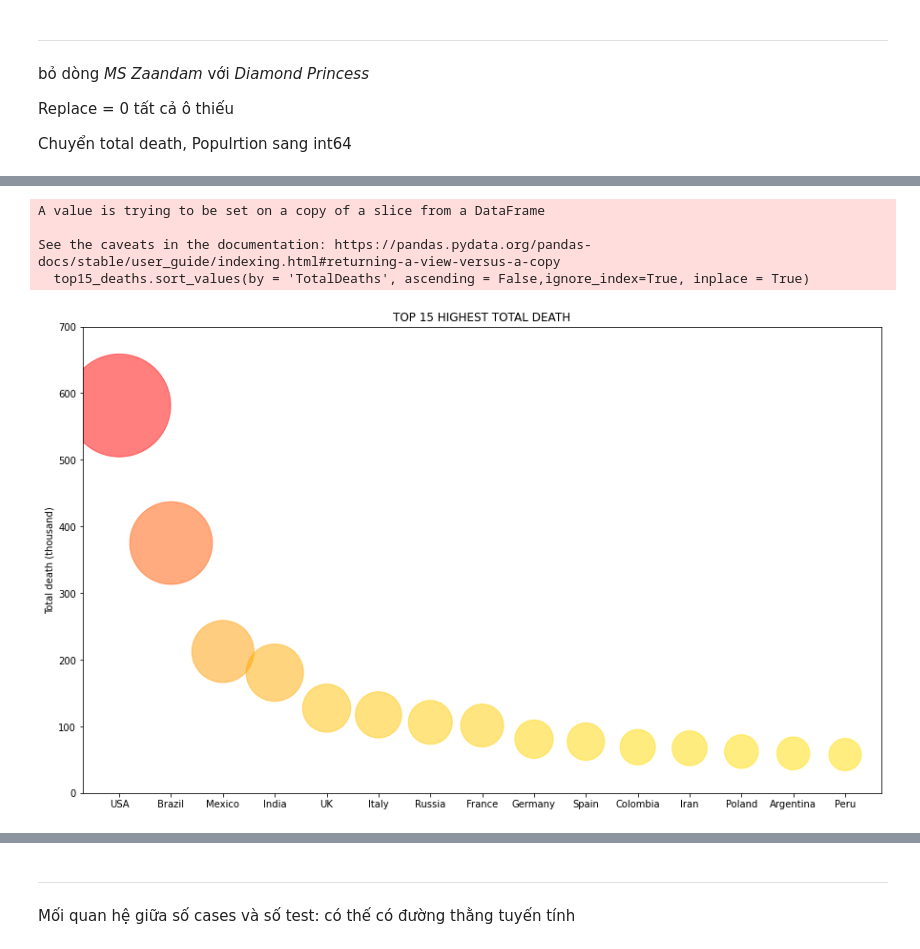
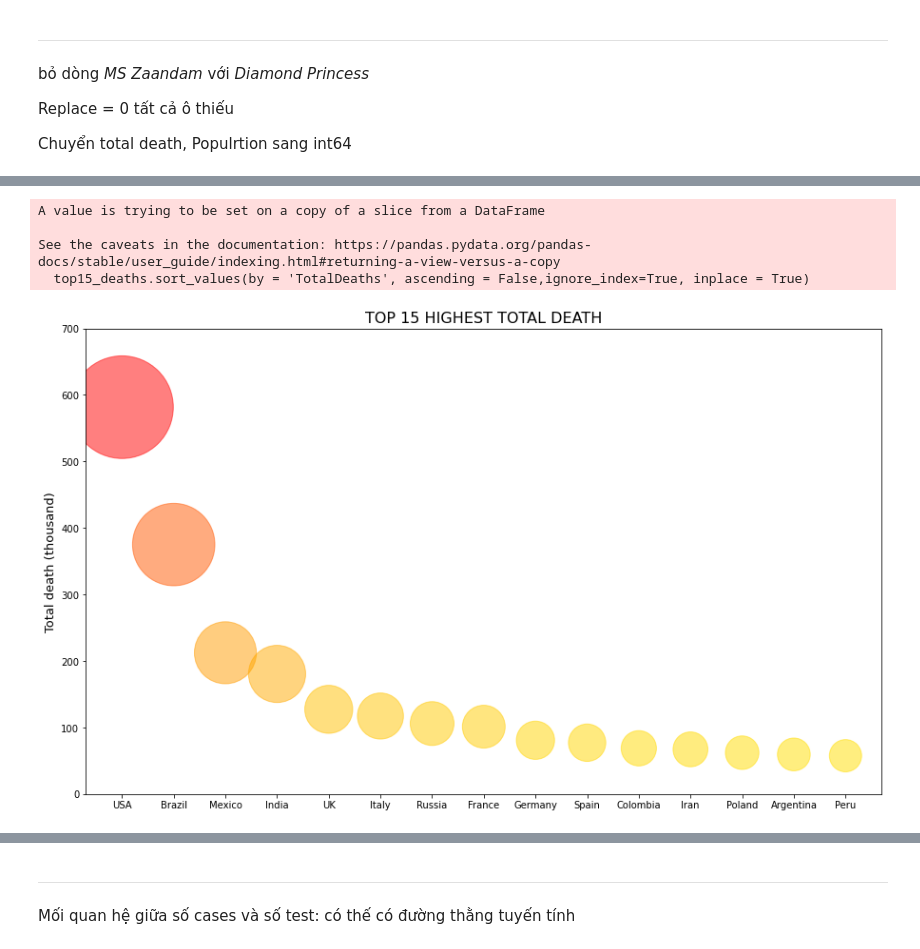
Before and after one commit to templarassVN/Covid_19-insight-Visualize, a Jupyter notebook: Nghien cuu.ipynb, the cells around one changed output, grey strips where cells are left out. Cells and saved outputs as stored; diff of their text form; code cells hidden in the pictures.

```diff
--- a/Nghien cuu.ipynb
+++ b/Nghien cuu.ipynb
@@ -42,10 +43,12 @@ Chuyển total death, Populrtion sang int64
 # %%
 data_ele = data.loc[(data["Country"] == 'MS Zaandam') | (data["Country"] == 'Diamond Princess')]
 data = data.drop(data.index[list(data_ele.index)])
+data.fillna(0, inplace=True)
 data = data.replace(r'^\s*$', 0, regex=True)
 data['TotalDeaths'] = data['TotalDeaths'].astype('int64')
-# %%
-data['Population'] = data['Population'].astype('int64')
+# %%
+ds = ['Total Cases','New Cases','TotalDeaths','NewDeaths','TotalRecovered','ActiveCases','Serious','Tot Cases/1M pop','Deaths/1M pop','Total Tests','Tests/1M pop','Population']
+data[ds] = data[ds].astype('int64')
 # %%
 data.dtypes
 # %% [output]
@@ -78,30 +89,30 @@ data1.head()
 # %%
 top15_deaths = data1[['Country','TotalDeaths']]
 top15_deaths.sort_values(by = 'TotalDeaths', ascending = False,ignore_index=True, inplace = True)
 top15_deaths = top15_deaths.head(15)
 
 names = top15_deaths['Country']
 values = top15_deaths['TotalDeaths']
 
 color = []
 s = 0
 for i in range(len(names)-1):
         color.append((1,s/600000,0))
         s += (values[i] - values[i+1])
 color.append((1,s/600000,0))
 plt.figure(figsize=(15, 9))
 plt.ylim([0,700])
 plt.scatter( x = names, y = values/1000,
              s = values/50, c = color, alpha=0.5)
-plt.ylabel('Total death (thousand)' )
-plt.title('TOP 15 HIGHEST TOTAL DEATH')
+plt.ylabel('Total death (thousand)',fontsize = '13')
+plt.title('TOP 15 HIGHEST TOTAL DEATH',fontsize = '16')
 plt.show()
 # %% [output]
 A value is trying to be set on a copy of a slice from a DataFrame
 
 See the caveats in the documentation: https://pandas.pydata.org/pandas-docs/stable/user_guide/indexing.html#returning-a-view-versus-a-copy
   top15_deaths.sort_values(by = 'TotalDeaths', ascending = False,ignore_index=True, inplace = True)
-[figure, old version]
+[figure, new version]
 # %%
 top15_case = data[['Country','Total Cases']]
 
```
Also changed, not shown: parts of 18 cells of this notebook, 2 other files.
